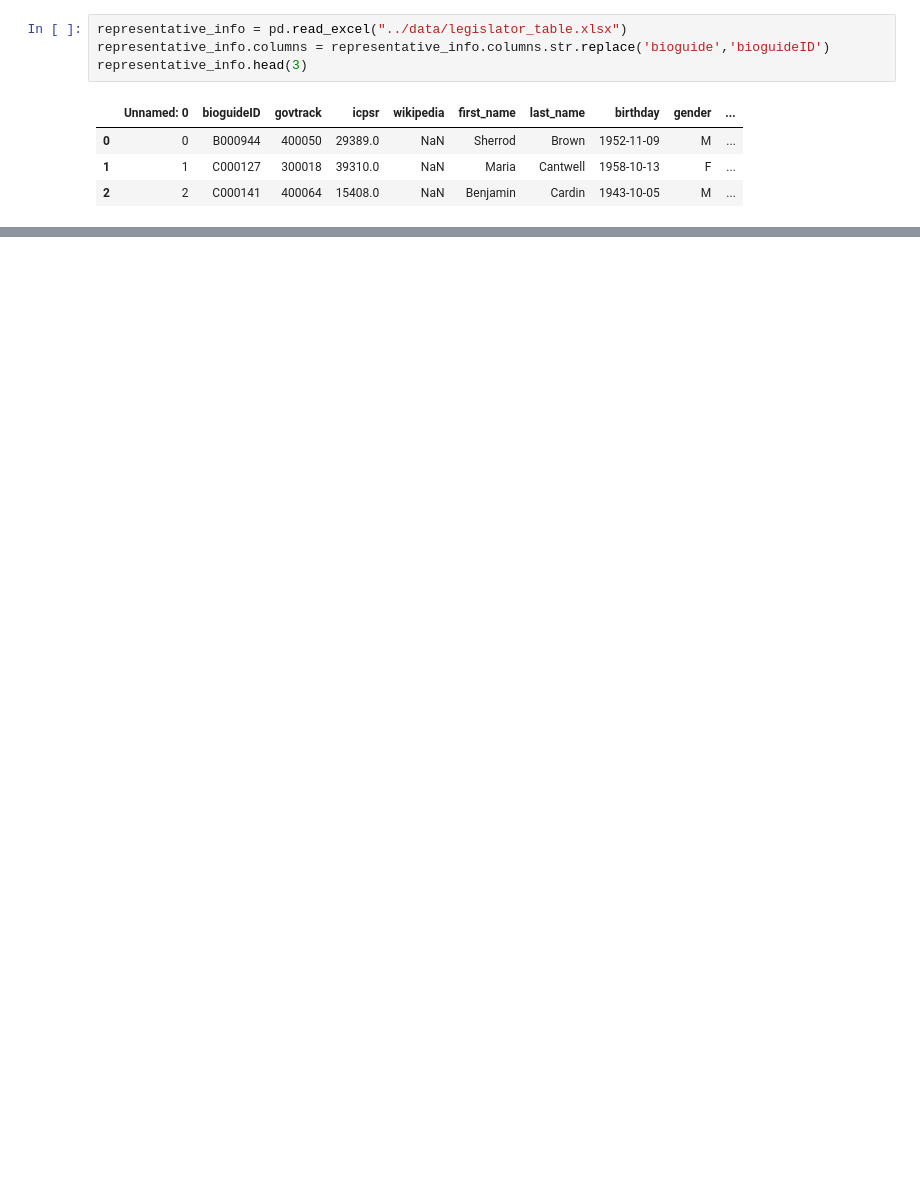
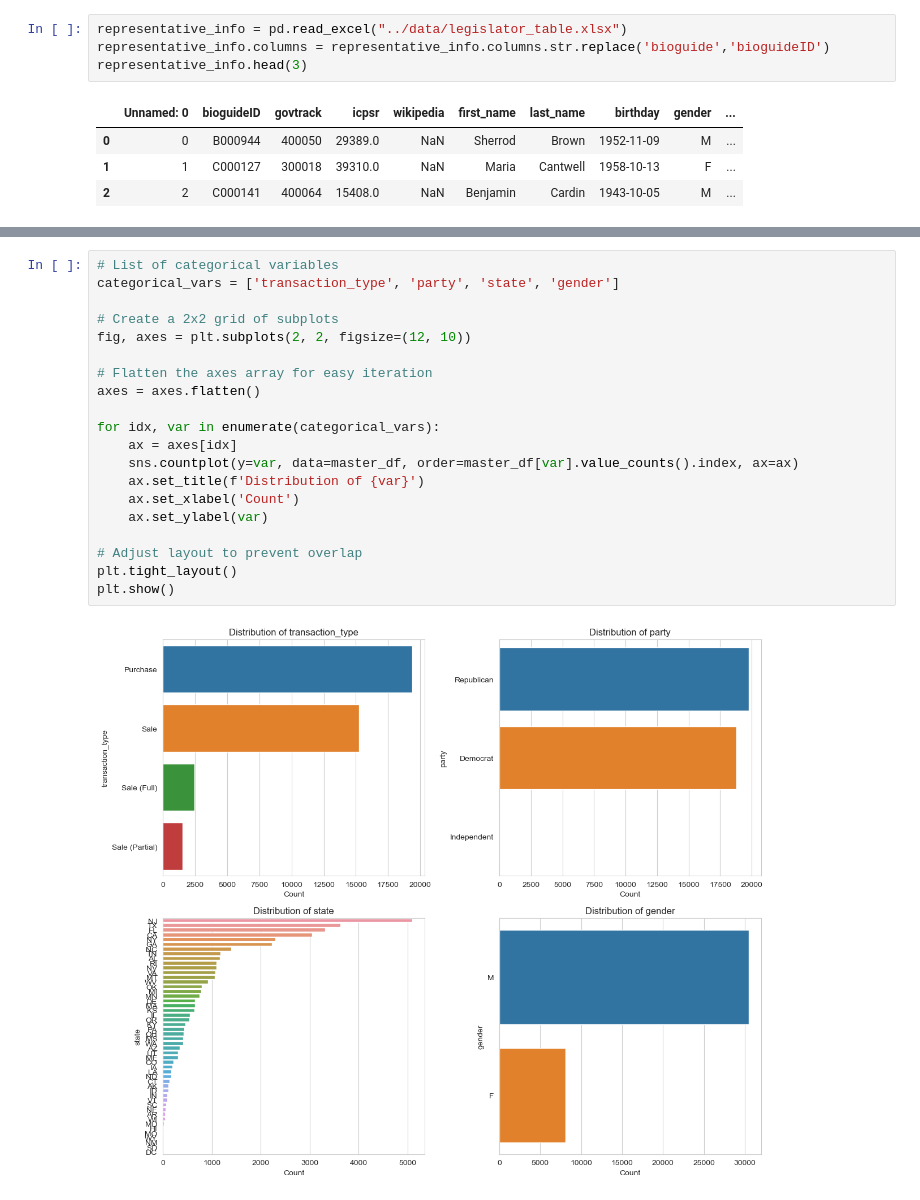
Before and after one commit to moajzashahab/congressional-trade-analysis, a Jupyter notebook: eda/analysis.ipynb, the cells around one changed output, grey strips where cells are left out. Cells and saved outputs as stored; diff of their text form; blank space fills up the shorter version.

```diff
--- a/eda/analysis.ipynb
+++ b/eda/analysis.ipynb
@@ -169,0 +255,22 @@ master_df.to_excel('../data/master_df.xlsx',index=False)
+# %%
+# List of categorical variables
+categorical_vars = ['transaction_type', 'party', 'state', 'gender']
+
+# Create a 2x2 grid of subplots
+fig, axes = plt.subplots(2, 2, figsize=(12, 10))
+
+# Flatten the axes array for easy iteration
+axes = axes.flatten()
+
+for idx, var in enumerate(categorical_vars):
+    ax = axes[idx]
+    sns.countplot(y=var, data=master_df, order=master_df[var].value_counts().index, ax=ax)
+    ax.set_title(f'Distribution of {var}')
+    ax.set_xlabel('Count')
+    ax.set_ylabel(var)
+
+# Adjust layout to prevent overlap
+plt.tight_layout()
+plt.show()
+# %% [output]
+[figure, added]
```
Also changed, not shown: parts of 39 cells of this notebook, 4 other files.
